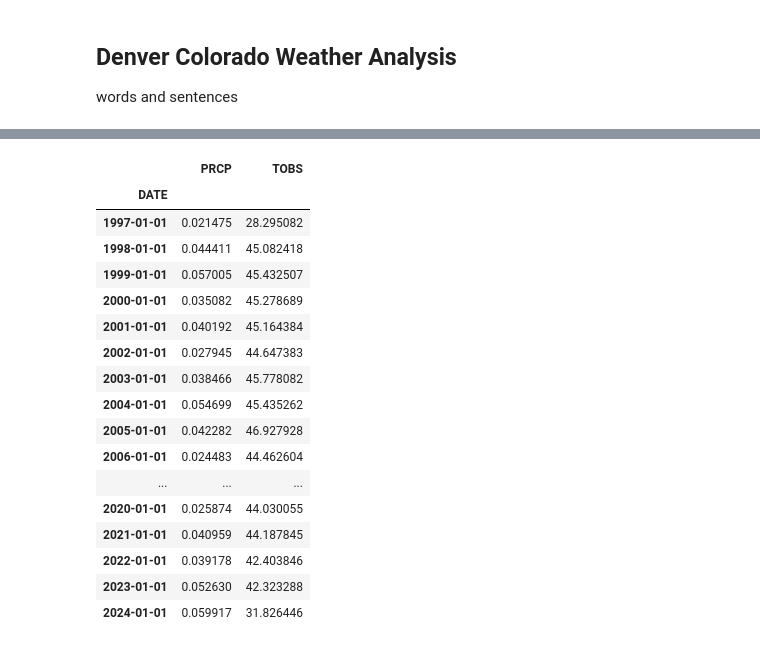
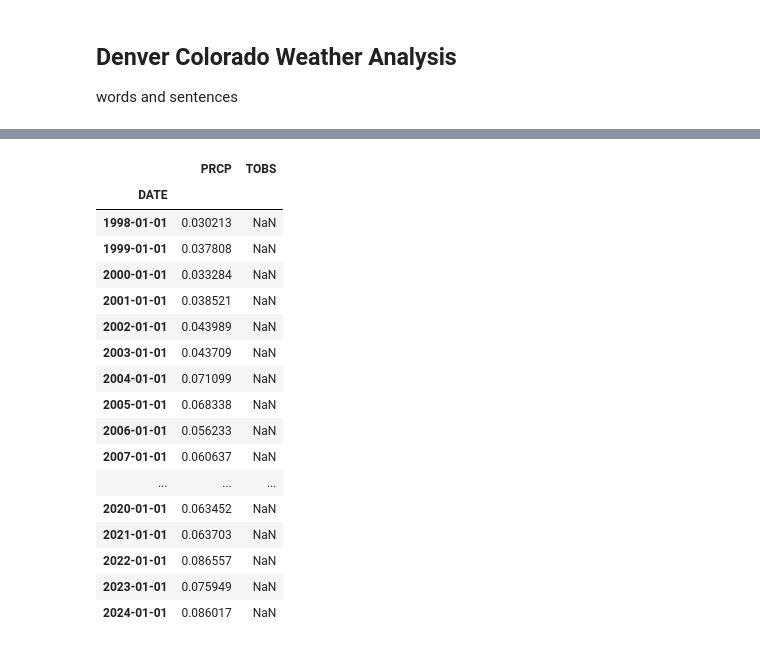
Before and after one commit to cu-esiil-edu/stars-01-get-started-PawHEKMoo, a Jupyter notebook: denver_colorado_weather_analysis.ipynb, the cells around one changed output, grey strips where cells are left out. Saved outputs shown, nothing was run; the diff lists cells and outputs as text; code cells hidden in the pictures.

```diff
--- a/denver_colorado_weather_analysis.ipynb
+++ b/denver_colorado_weather_analysis.ipynb
@@ -5,13 +5,13 @@ words and sentences
 # Import pandas
 import pandas as pd
 # %%
-# Data for Denver Colorado
+# Data for Yellowstone Lake
 
 ncei_url = (
     'https://www.ncei.noaa.gov/access/services/data/v1'
     '?dataset=daily-summaries'
     '&dataTypes=TOBS,PRCP'
-    '&stations=USC00052223'
+    '&stations=USW00094173'
     '&startDate=1949-10-01'
     '&endDate=2024-05-03'
     '&includeStationName=true'
@@ -23,11 +23,11 @@ ncei_url
 # %%
-# creating data frame for denver
-denver_df = pd.read_csv(
+# creating data frame for Yellowstone Lake
+yellowstone_df = pd.read_csv(
   ncei_url,
   index_col='DATE',
   parse_dates=True,
   na_values=['NaN'])
-denver_df
+yellowstone_df
 # %% [output]
 |  | STATION | NAME | LATITUDE | LONGITUDE | ELEVATION | PRCP | TOBS |
 | DATE |  |  |  |  |  |  |  |
@@ -46,28 +46,28 @@ denver_df
 # %%
-denver_df = denver_df[['PRCP','TOBS']]
-denver_df
+yellowstone_df = yellowstone_df[['PRCP','TOBS']]
+yellowstone_df
 
 # Resample the data to look at yearly mean values
-denver_annual_avg_precipitation = denver_df.resample('YS').mean()
-denver_annual_avg_precipitation
+ysl_annual_avg_precipitation = yellowstone_df.resample('YS').mean()
+ysl_annual_avg_precipitation
 # %% [output]
 |  | PRCP | TOBS |
 | DATE |  |  |
-| 1997-01-01 | 0.021475 | 28.295082 |
-| 1998-01-01 | 0.044411 | 45.082418 |
-| 1999-01-01 | 0.057005 | 45.432507 |
-| 2000-01-01 | 0.035082 | 45.278689 |
-| 2001-01-01 | 0.040192 | 45.164384 |
-| 2002-01-01 | 0.027945 | 44.647383 |
-| 2003-01-01 | 0.038466 | 45.778082 |
-| 2004-01-01 | 0.054699 | 45.435262 |
-| 2005-01-01 | 0.042282 | 46.927928 |
-| 2006-01-01 | 0.024483 | 44.462604 |
+| 1998-01-01 | 0.030213 | NaN |
+| 1999-01-01 | 0.037808 | NaN |
+| 2000-01-01 | 0.033284 | NaN |
+| 2001-01-01 | 0.038521 | NaN |
+| 2002-01-01 | 0.043989 | NaN |
+| 2003-01-01 | 0.043709 | NaN |
+| 2004-01-01 | 0.071099 | NaN |
+| 2005-01-01 | 0.068338 | NaN |
+| 2006-01-01 | 0.056233 | NaN |
+| 2007-01-01 | 0.060637 | NaN |
 | ... | ... | ... |
-| 2020-01-01 | 0.025874 | 44.030055 |
-| 2021-01-01 | 0.040959 | 44.187845 |
-| 2022-01-01 | 0.039178 | 42.403846 |
-| 2023-01-01 | 0.052630 | 42.323288 |
-| 2024-01-01 | 0.059917 | 31.826446 |
+| 2020-01-01 | 0.063452 | NaN |
+| 2021-01-01 | 0.063703 | NaN |
+| 2022-01-01 | 0.086557 | NaN |
+| 2023-01-01 | 0.075949 | NaN |
+| 2024-01-01 | 0.086017 | NaN |
 # %%
 # Plot the data using .plot
```
Also changed, not shown: parts of 4 cells of this notebook.
